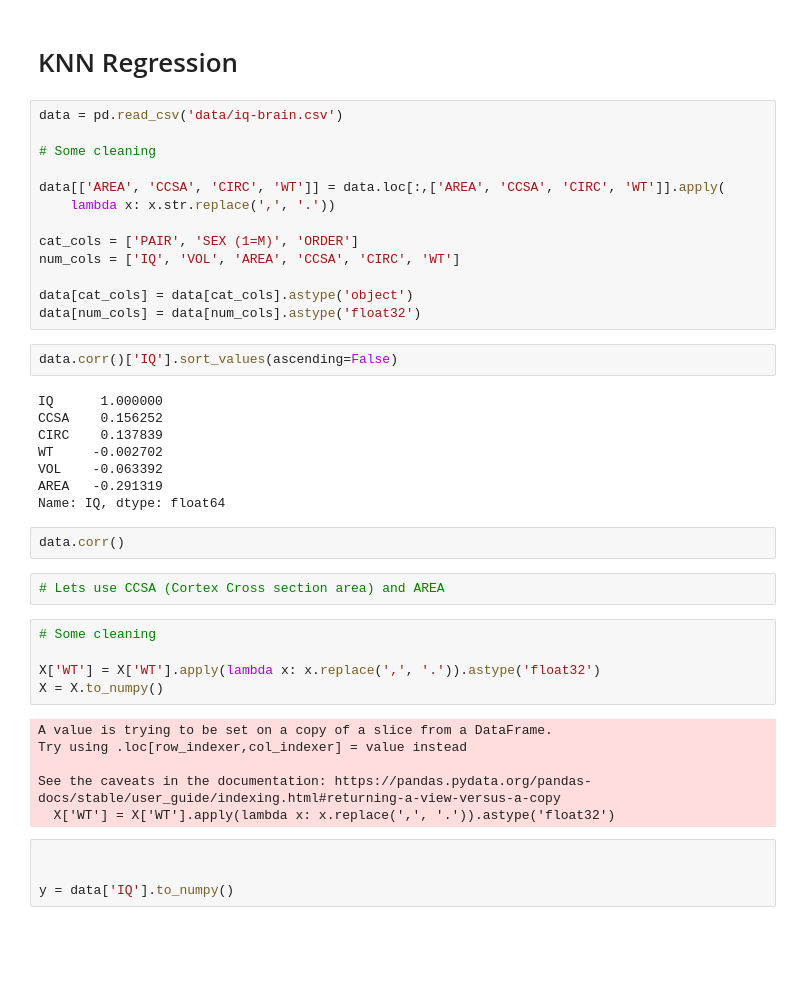
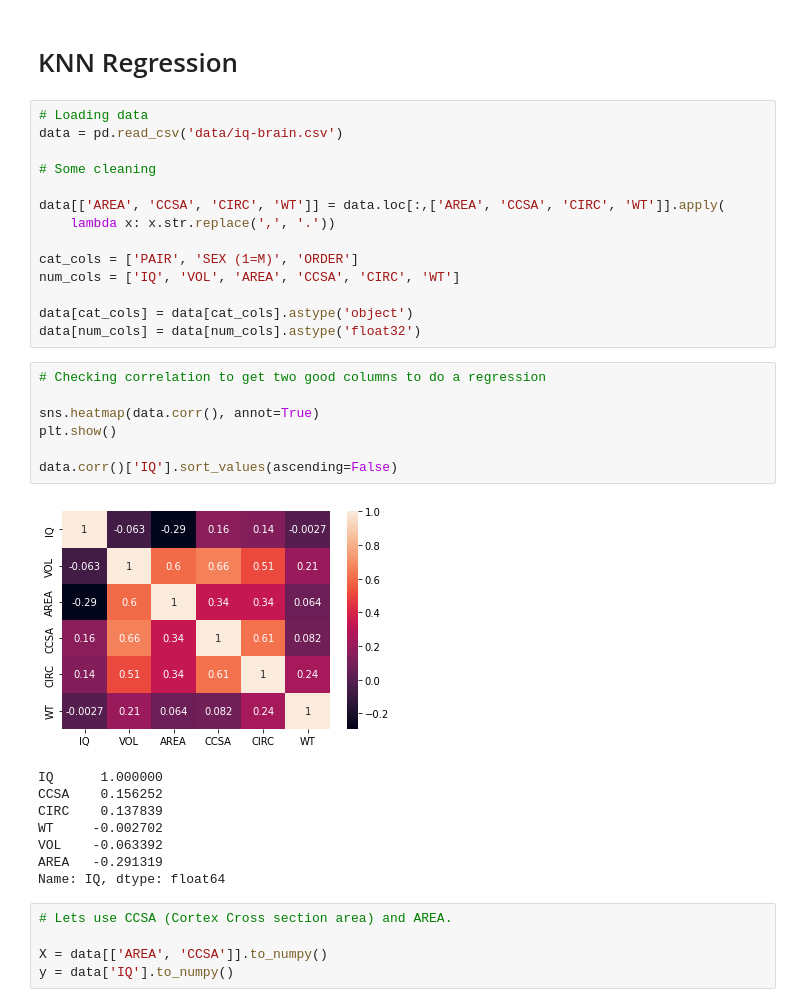
Before and after one commit to franklinzppa/ml-models, a Jupyter notebook: knn.ipynb, the cells around one changed output. Drawn from its saved outputs; the diff is of its cells as text; blank space fills up the shorter version.

Commit message:
finished up knn regression

```diff
--- a/knn.ipynb
+++ b/knn.ipynb
@@ -182,6 +193,7 @@ plt.show()
 # %% [markdown]
 # KNN Regression
 # %%
+# Loading data
 data = pd.read_csv('data/iq-brain.csv')
 
 # Some cleaning
@@ -194,32 +206,24 @@ num_cols = ['IQ', 'VOL', 'AREA', 'CCSA', 'CIRC', 'WT']
 
 data[cat_cols] = data[cat_cols].astype('object')
 data[num_cols] = data[num_cols].astype('float32')
-# %%
-data.corr()['IQ'].sort_values(ascending=False)
-# %% [output]
-IQ      1.000000
-CCSA    0.156252
-CIRC    0.137839
-WT     -0.002702
-VOL    -0.063392
-AREA   -0.291319
-Name: IQ, dtype: float64
-# %%
-data.corr()
+# %%
+# Checking correlation to get two good columns to do a regression
+
+sns.heatmap(data.corr(), annot=True)
+plt.show()
+
+data.corr()['IQ'].sort_values(ascending=False)
+# %% [output]
+[figure, added]
+IQ      1.000000
+CCSA    0.156252
+CIRC    0.137839
+WT     -0.002702
+VOL    -0.063392
+AREA   -0.291319
+Name: IQ, dtype: float64
 # %%
-# Lets use CCSA (Cortex Cross section area) and AREA
+# Lets use CCSA (Cortex Cross section area) and AREA.
+
+X = data[['AREA', 'CCSA']].to_numpy()
+y = data['IQ'].to_numpy()
-# %%
-# Some cleaning
-
-X['WT'] = X['WT'].apply(lambda x: x.replace(',', '.')).astype('float32')
-X = X.to_numpy()
-# %% [output]
-A value is trying to be set on a copy of a slice from a DataFrame.
-Try using .loc[row_indexer,col_indexer] = value instead
-
-See the caveats in the documentation: https://pandas.pydata.org/pandas-docs/stable/user_guide/indexing.html#returning-a-view-versus-a-copy
-  X['WT'] = X['WT'].apply(lambda x: x.replace(',', '.')).astype('float32')
-# %%
-
-
-y = data['IQ'].to_numpy()
```
Also changed, not shown: parts of 23 cells of this notebook.
